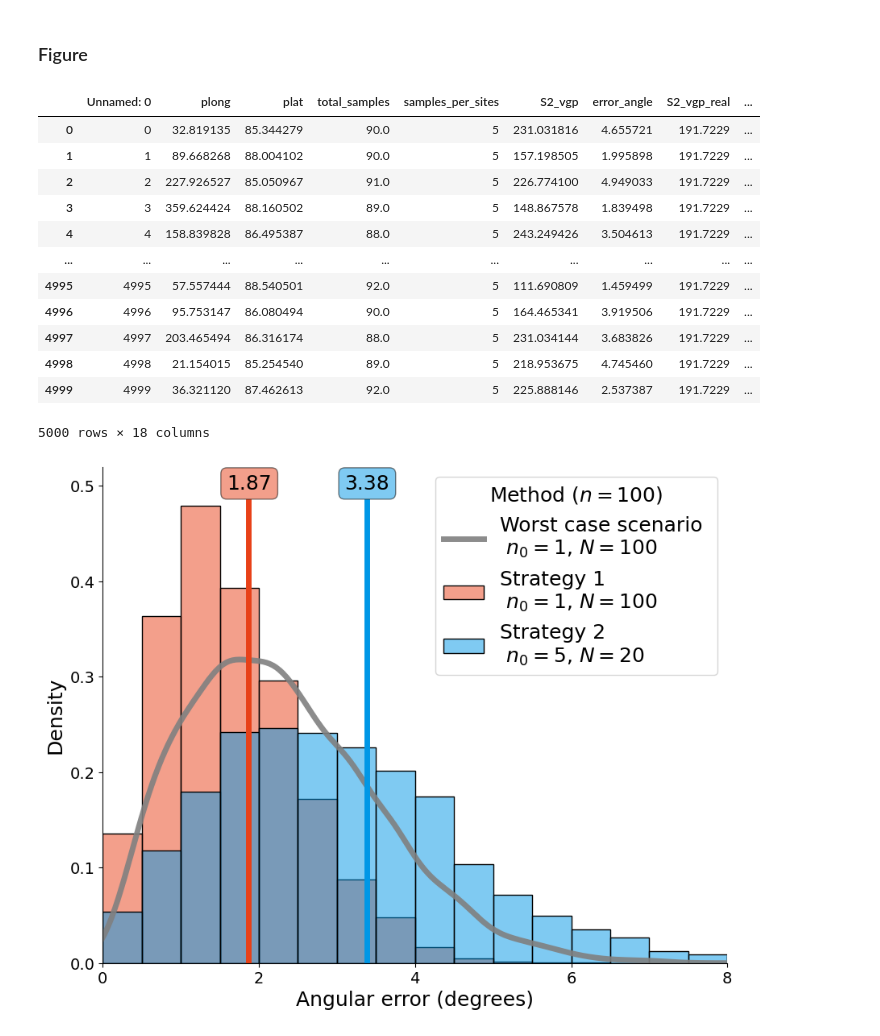
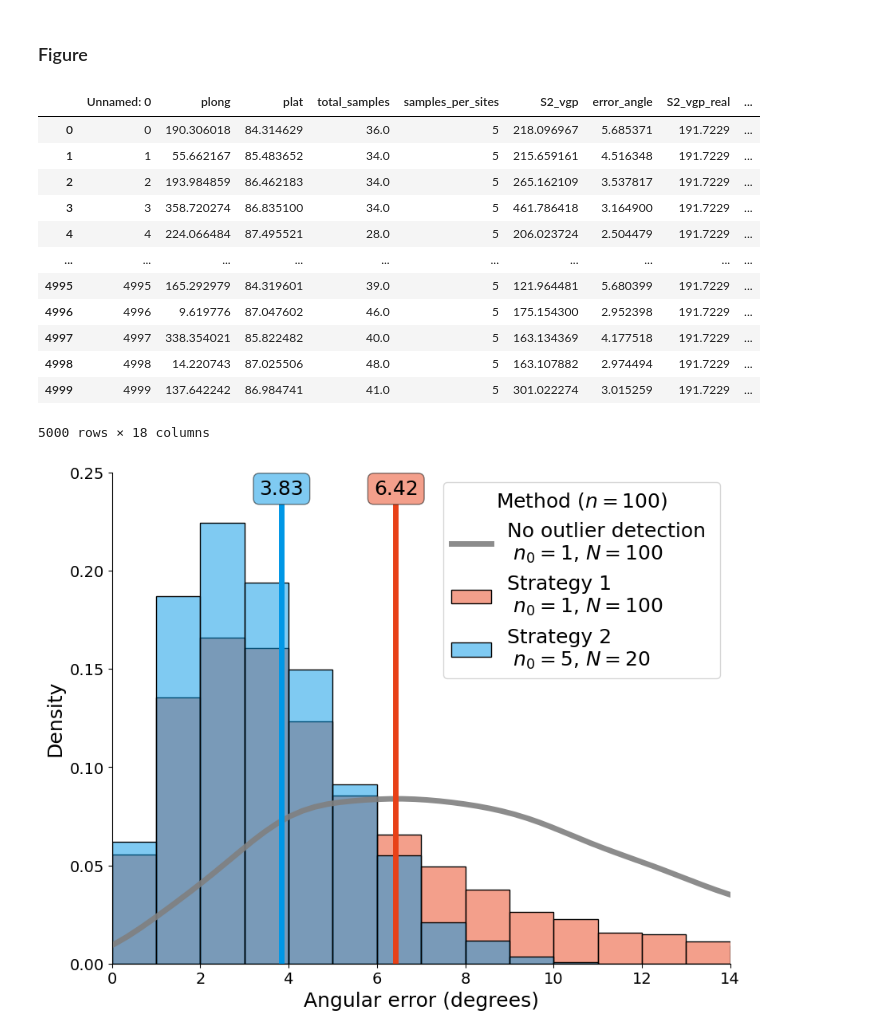
Before and after one commit to PolarWandering/PaleoSampling, a Jupyter notebook: figures/figure3_histogram/Figure3_hist.ipynb, the cells around one changed output. Saved outputs shown, nothing was run; the diff lists cells and outputs as text; code cells hidden in the pictures.

Commit message:
Change name in label of figure for ourlier detection

```diff
--- a/figures/figure3_histogram/Figure3_hist.ipynb
+++ b/figures/figure3_histogram/Figure3_hist.ipynb
@@ -59,9 +59,9 @@ Wall time: 33min 41s
 # %% [markdown]
 ### Figure
 # %%
-panel = 'a'
+# panel = 'a'
 # panel = 'b'
-# panel = 'c'
+panel = 'c'
 
 df_false = pd.read_csv("../../outputs/fig3"+panel+"_df_false.csv")
 df_true = pd.read_csv("../../outputs/fig3"+panel+"_df_true.csv")
@@ -70,17 +70,17 @@ df_vandamme = pd.read_csv("../../outputs/fig3"+panel+"_df_vandamme.csv")
 df_true
 # %% [output]
 |  | Unnamed: 0 | plong | plat | total_samples | samples_per_sites | S2_vgp | error_angle | S2_vgp_real | ... |
-| 0 | 0 | 32.819135 | 85.344279 | 90.0 | 5 | 231.031816 | 4.655721 | 191.7229 | ... |
-| 1 | 1 | 89.668268 | 88.004102 | 90.0 | 5 | 157.198505 | 1.995898 | 191.7229 | ... |
-| 2 | 2 | 227.926527 | 85.050967 | 91.0 | 5 | 226.774100 | 4.949033 | 191.7229 | ... |
-| 3 | 3 | 359.624424 | 88.160502 | 89.0 | 5 | 148.867578 | 1.839498 | 191.7229 | ... |
-| 4 | 4 | 158.839828 | 86.495387 | 88.0 | 5 | 243.249426 | 3.504613 | 191.7229 | ... |
+| 0 | 0 | 190.306018 | 84.314629 | 36.0 | 5 | 218.096967 | 5.685371 | 191.7229 | ... |
+| 1 | 1 | 55.662167 | 85.483652 | 34.0 | 5 | 215.659161 | 4.516348 | 191.7229 | ... |
+| 2 | 2 | 193.984859 | 86.462183 | 34.0 | 5 | 265.162109 | 3.537817 | 191.7229 | ... |
+| 3 | 3 | 358.720274 | 86.835100 | 34.0 | 5 | 461.786418 | 3.164900 | 191.7229 | ... |
+| 4 | 4 | 224.066484 | 87.495521 | 28.0 | 5 | 206.023724 | 2.504479 | 191.7229 | ... |
 | ... | ... | ... | ... | ... | ... | ... | ... | ... | ... |
-| 4995 | 4995 | 57.557444 | 88.540501 | 92.0 | 5 | 111.690809 | 1.459499 | 191.7229 | ... |
-| 4996 | 4996 | 95.753147 | 86.080494 | 90.0 | 5 | 164.465341 | 3.919506 | 191.7229 | ... |
-| 4997 | 4997 | 203.465494 | 86.316174 | 88.0 | 5 | 231.034144 | 3.683826 | 191.7229 | ... |
-| 4998 | 4998 | 21.154015 | 85.254540 | 89.0 | 5 | 218.953675 | 4.745460 | 191.7229 | ... |
-| 4999 | 4999 | 36.321120 | 87.462613 | 92.0 | 5 | 225.888146 | 2.537387 | 191.7229 | ... |
+| 4995 | 4995 | 165.292979 | 84.319601 | 39.0 | 5 | 121.964481 | 5.680399 | 191.7229 | ... |
+| 4996 | 4996 | 9.619776 | 87.047602 | 46.0 | 5 | 175.154300 | 2.952398 | 191.7229 | ... |
+| 4997 | 4997 | 338.354021 | 85.822482 | 40.0 | 5 | 163.134369 | 4.177518 | 191.7229 | ... |
+| 4998 | 4998 | 14.220743 | 87.025506 | 48.0 | 5 | 163.107882 | 2.974494 | 191.7229 | ... |
+| 4999 | 4999 | 137.642242 | 86.984741 | 41.0 | 5 | 301.022274 | 3.015259 | 191.7229 | ... |
 5000 rows × 18 columns
 # %%
 %matplotlib inline
@@ -105,35 +105,35 @@ sns.histplot(df_vandamme.error_angle, ax=axes, color='#e84118', stat='density',
 sns.histplot(df_true.error_angle, ax=axes, color='#0097e6', stat='density', binwidth=bw, binrange=(0,20), alpha=.5, label="Strategy 2 \n $n_0=5$, $N=20$")
 
 # Density plot
-sns.kdeplot(df_false.error_angle, ax=axes, color='grey', alpha=.9, lw=5, label="Worst case scenario \n $n_0=1$, $N=100$")
+sns.kdeplot(df_false.error_angle, ax=axes, color='grey', alpha=.9, lw=5, label="No outlier detection \n $n_0=1$, $N=100$")
 
 
 rmse1 = np.round(np.mean(df_vandamme.error_angle**2)**.5, decimals=2)
 rmse2 = np.round(np.mean(df_true.error_angle**2)**.5, decimals=2)
 
 plt.axvline(x=rmse1, ymax=0.93, c='#e84118', lw=5)
 plt.axvline(x=rmse2, ymax=0.93, c='#0097e6', lw=5)
 
 props = dict(boxstyle='round', facecolor="#e84118", alpha=0.5)
 plt.text(rmse1/x_max-0.035, 0.986, "{}".format(rmse1), transform=axes.transAxes, fontsize=18,
         verticalalignment='top', bbox=props);
 
 props = dict(boxstyle='round', facecolor='#0097e6', alpha=0.5)
 plt.text(rmse2/x_max-0.035, 0.986, "{}".format(rmse2), transform=axes.transAxes, fontsize=18,
         verticalalignment='top', bbox=props);
 
 plt.xlim(0, x_max)
 plt.ylim(0, y_max)
 plt.xlabel("Angular error (degrees)", fontsize=18)
 plt.ylabel("Density", fontsize=18)
 plt.xticks(np.arange(0.0, x_max+0.1, 2.0), fontsize=14);
 plt.yticks(fontsize=14)
 plt.legend(title="Method ($n=100$)", title_fontsize=18, fontsize=18)
 
 ax = plt.gca()
 ax.spines[['right', 'top']].set_visible(False)
 
 plt.savefig("Figure3{}.pdf".format(panel), format="pdf", bbox_inches='tight')
 plt.savefig("Figure3{}.png".format(panel), format="png", bbox_inches='tight')
 # %% [output]
-[figure, old version]
+[figure, new version]
```
Also changed, not shown: 1 other file.
